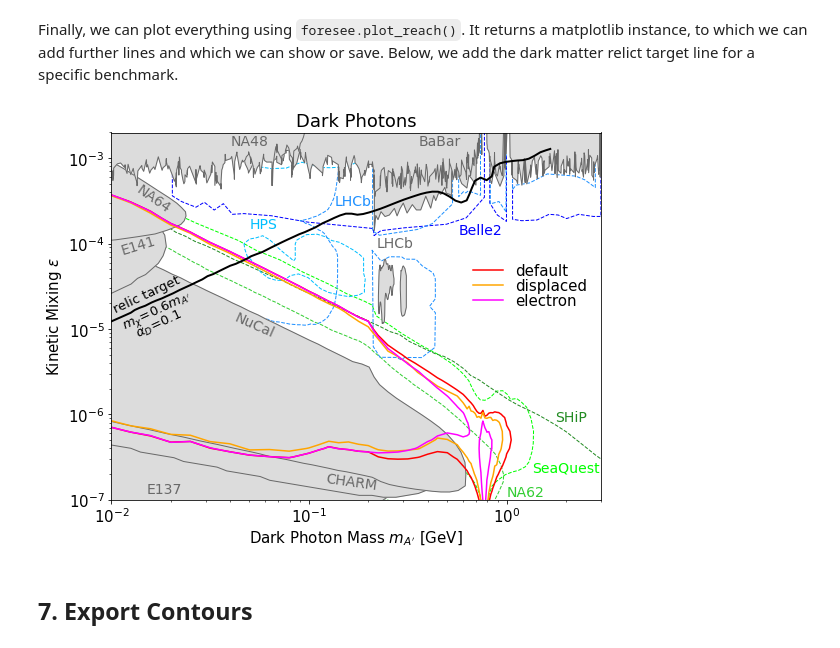
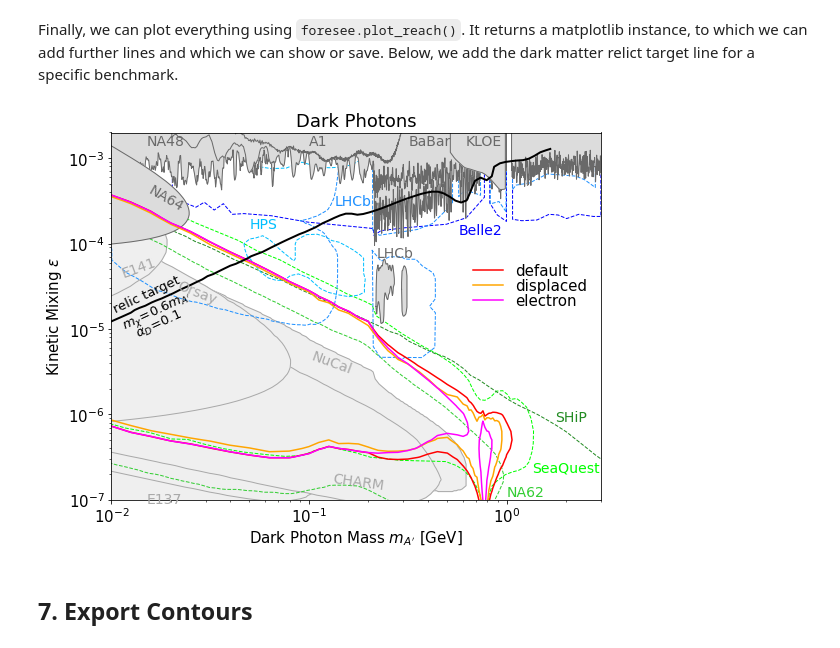
Before and after one commit to KlingFelix/FORESEE, a Jupyter notebook: Models/DarkPhoton/DarkPhoton.ipynb, the cells around one changed output. Cells and saved outputs as stored; diff of their text form; code cells hidden in the pictures.

Commit message:
Update Dark Photon Bounds

```diff
--- a/Models/DarkPhoton/DarkPhoton.ipynb
+++ b/Models/DarkPhoton/DarkPhoton.ipynb
@@ -342,3 +329,21 @@ bounds = [
+# %%
+bounds2 = [
+    ["bounds_E137.txt",  "E137",  0.015, 9.00e-8, 0  ],
+    ["bounds_NuCal.txt", "NuCal", 0.101, 3.00e-6, -20],
+    ["bounds_Charm.txt", "CHARM", 0.130, 1.30e-7, -8 ],
+    ["bounds_Orsay.txt", "Orsay", 0.021, 2.00e-5, -22],
+    ["bounds_E141.txt",  "E141",  0.011, 4.00e-5, 20 ],
+]
+bounds = [
+    ["bounds_NA48.txt",  "NA48",  0.015, 1.40e-3, 0  ],
+    ["bounds_LHCb1.txt", "LHCb",  0.220, 7.00e-5, 0  ],
+    ["bounds_LHCb2.txt",  None  , 0    , 0      , 0  ],
+    ["bounds_LHCb3.txt",  None  , 0    , 0      , 0  ],
+    ["bounds_NA64.txt",  "NA64",  0.015, 2.40e-4, -30],
+    ["bounds_BaBar.txt", "BaBar", 0.320, 1.40e-3, 0  ],
+    ["bounds_A1.txt",    "A1",    0.100, 1.40e-3, 0  ],
+    ["bounds_KLOE.txt",  "KLOE",  0.620, 1.40e-3, 0  ],
+]
 # %% [markdown]
 We then specify other projected sensitivitities (filename in model/bounds directory, color, label, label position x, label position y, label rotation)
 # %%
@@ -358,28 +363,29 @@ Finally, we can plot everything using `foresee.plot_reach()`. It returns a matpl
 # %%
 plot = foresee.plot_reach(
     setups=setups,
     bounds=bounds,
+    bounds2=bounds2,
     projections=projections,
     title="Dark Photons",
     xlims = [0.01,3],
     ylims=[10**-7,0.002],
     xlabel=r"Dark Photon Mass $m_{A'}$ [GeV]",
     ylabel=r"Kinetic Mixing $\epsilon$",
     legendloc=(1,0.68),
     figsize=(8,6),
 )
 
 data = foresee.readfile("model/lines/scalar_DM_Oh2_intermediate_eps_vs_mAprime.txt")
 plot.plot(data.T[0], data.T[1], color="k", lw=2)
 plot.text(0.010, 1.55*10**-5, "relic target",  fontsize=13,color="k",rotation=25)
 plot.text(0.011, 1.02*10**-5, r"$m_\chi\!=\!0.6 m_{A'}$",fontsize=13,color="k",rotation=25)
 plot.text(0.013, 8.00*10**-6, r"$\alpha_D\!=\!0.1$",fontsize=13,color="k",rotation=25)
 
 plot.subplots_adjust(left=0.12, right=0.97, bottom=0.10, top=0.95)
 plot.savefig("/Users/felixkling/Downloads/Figure.pdf")
 plot.show()
 # %% [output]
-[figure, old version]
+[figure, new version]
 # %% [markdown]
 ## 7. Export Contours
 # %% [markdown]
```
Also changed, not shown: parts of 1 cell of this notebook, 13 other files.
